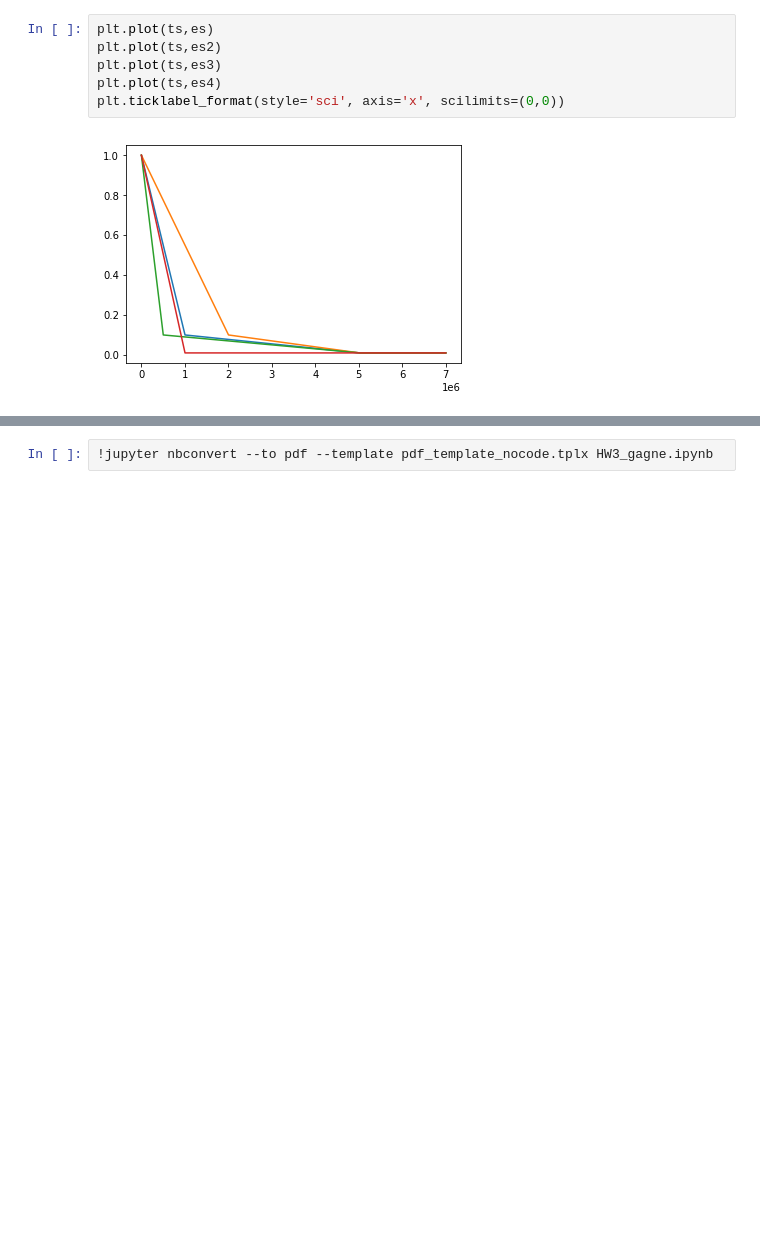
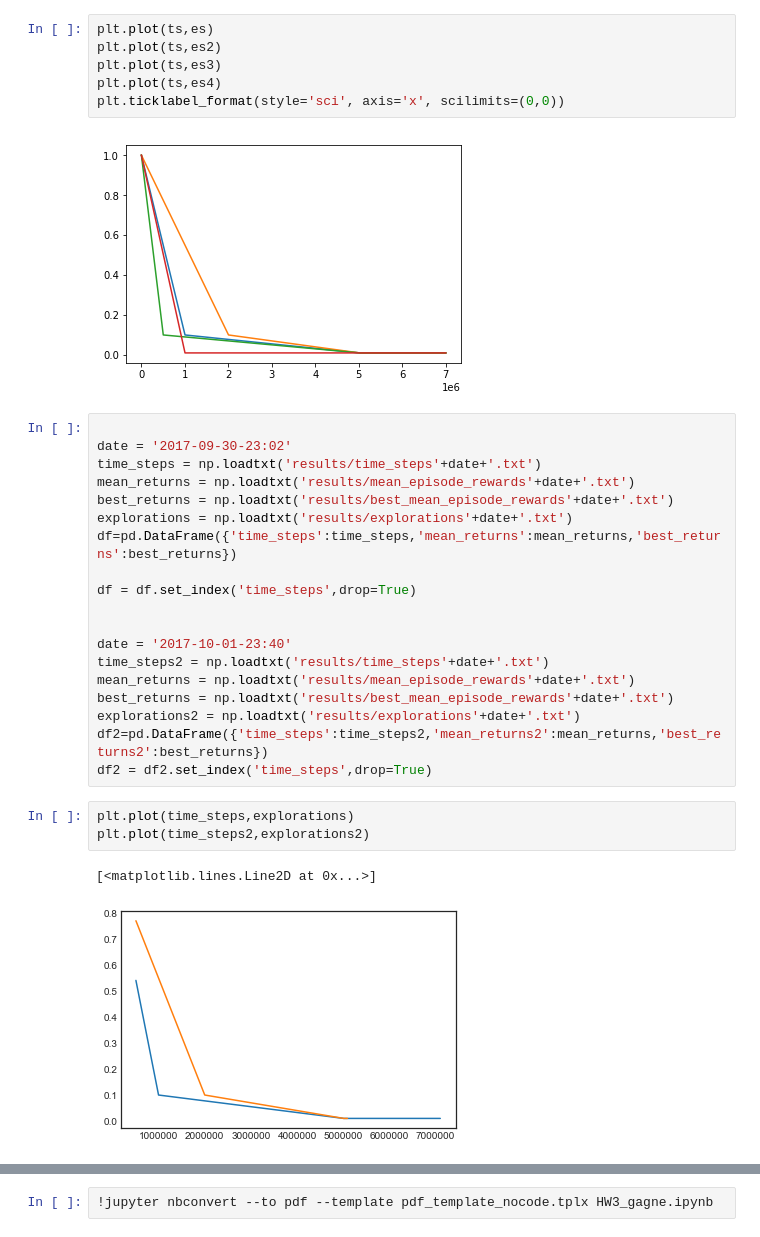
Before and after one commit to crgagne/class_deepRL, a Jupyter notebook: hw3_gagne/HW3_gagne.ipynb, the cells around one changed output, grey strips where cells are left out. Cells and saved outputs as stored; diff of their text form; blank space fills up the shorter version.

Commit message:
updating exploration schedule

```diff
--- a/hw3_gagne/HW3_gagne.ipynb
+++ b/hw3_gagne/HW3_gagne.ipynb
@@ -110,3 +110,28 @@ plt.plot(ts,es4)
 plt.ticklabel_format(style='sci', axis='x', scilimits=(0,0))
 # %% [output]
 [figure]
+# %%
+
+date = '2017-09-30-23:02'
+time_steps = np.loadtxt('results/time_steps'+date+'.txt')
+mean_returns = np.loadtxt('results/mean_episode_rewards'+date+'.txt')
+best_returns = np.loadtxt('results/best_mean_episode_rewards'+date+'.txt')
+explorations = np.loadtxt('results/explorations'+date+'.txt')
+df=pd.DataFrame({'time_steps':time_steps,'mean_returns':mean_returns,'best_returns':best_returns})
+
+df = df.set_index('time_steps',drop=True)
+
+
+date = '2017-10-01-23:40'
+time_steps2 = np.loadtxt('results/time_steps'+date+'.txt')
+mean_returns = np.loadtxt('results/mean_episode_rewards'+date+'.txt')
+best_returns = np.loadtxt('results/best_mean_episode_rewards'+date+'.txt')
+explorations2 = np.loadtxt('results/explorations'+date+'.txt')
+df2=pd.DataFrame({'time_steps':time_steps2,'mean_returns2':mean_returns,'best_returns2':best_returns})
+df2 = df2.set_index('time_steps',drop=True)
+# %%
+plt.plot(time_steps,explorations)
+plt.plot(time_steps2,explorations2)
+# %% [output]
+[<matplotlib.lines.Line2D at 0x...>]
+[figure, added]
```
Also changed, not shown: parts of 2 cells of this notebook, 1 other file.
